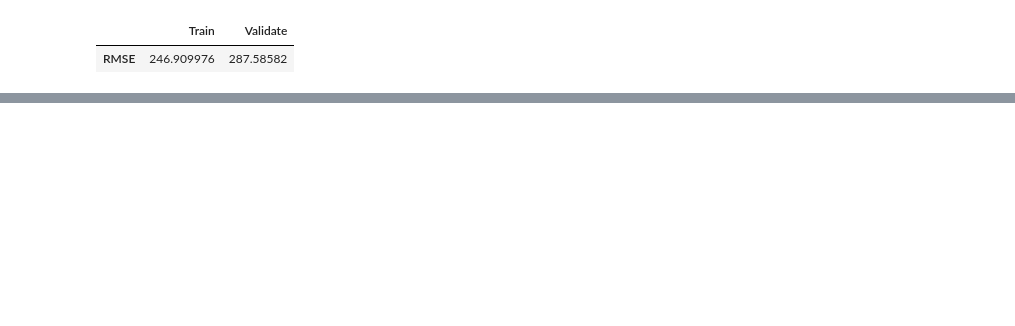
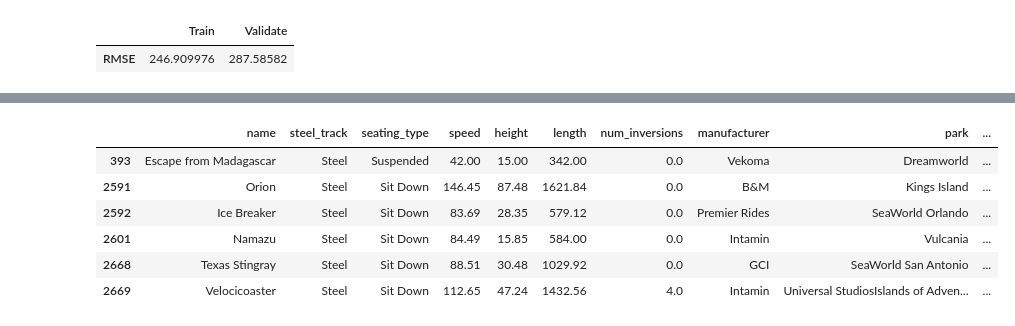
Before and after one commit to Is0metry/individual-project, a Jupyter notebook: model.ipynb, the cells around one changed output, grey strips where cells are left out. Saved outputs shown, nothing was run; the diff lists cells and outputs as text; code cells hidden in the pictures; blank space fills up the shorter version.

```diff
--- a/model.ipynb
+++ b/model.ipynb
@@ -14,10 +14,3 @@ from sklearn.preprocessing import MinMaxScaler,RobustScaler,PolynomialFeatures
 %matplotlib inline
 %config InlineBackend.figure_format = 'retina'
 warnings.simplefilter('ignore')
-# %%
-reload(w)
-coaster_df = w.wrangle_coasters()
-train,validate,test= w.tvt_split(coaster_df,stratify='track_material')
-train, validate, test = w.man_groups(train,validate,test)
-scaler = RobustScaler()
-train.info()
@@ -137,0 +118,11 @@ pd.concat([linreg,linreg_square,linreg_cube,llars,llars_square,llars_cube,glm,gl
+# %%
+changes = ['Orion','Ice Breaker','Velocicoaster','Texas Stingray','Namazu','Escape from Madagascar']
+coaster_df[coaster_df.name.isin(changes)]
+# %% [output]
+|  | name | steel_track | seating_type | speed | height | length | num_inversions | manufacturer | park | ... |
+| 393 | Escape from Madagascar | Steel | Suspended | 42.00 | 15.00 | 342.00 | 0.0 | Vekoma | Dreamworld | ... |
+| 2591 | Orion | Steel | Sit Down | 146.45 | 87.48 | 1621.84 | 0.0 | B&M | Kings Island | ... |
+| 2592 | Ice Breaker | Steel | Sit Down | 83.69 | 28.35 | 579.12 | 0.0 | Premier Rides | SeaWorld Orlando | ... |
+| 2601 | Namazu | Steel | Sit Down | 84.49 | 15.85 | 584.00 | 0.0 | Intamin | Vulcania | ... |
+| 2668 | Texas Stingray | Steel | Sit Down | 88.51 | 30.48 | 1029.92 | 0.0 | GCI | SeaWorld San Antonio | ... |
+| 2669 | Velocicoaster | Steel | Sit Down | 112.65 | 47.24 | 1432.56 | 4.0 | Intamin | Universal StudiosIslands of Adven... | ... |
```
Also changed, not shown: parts of 10 cells of this notebook, 1 other file.
